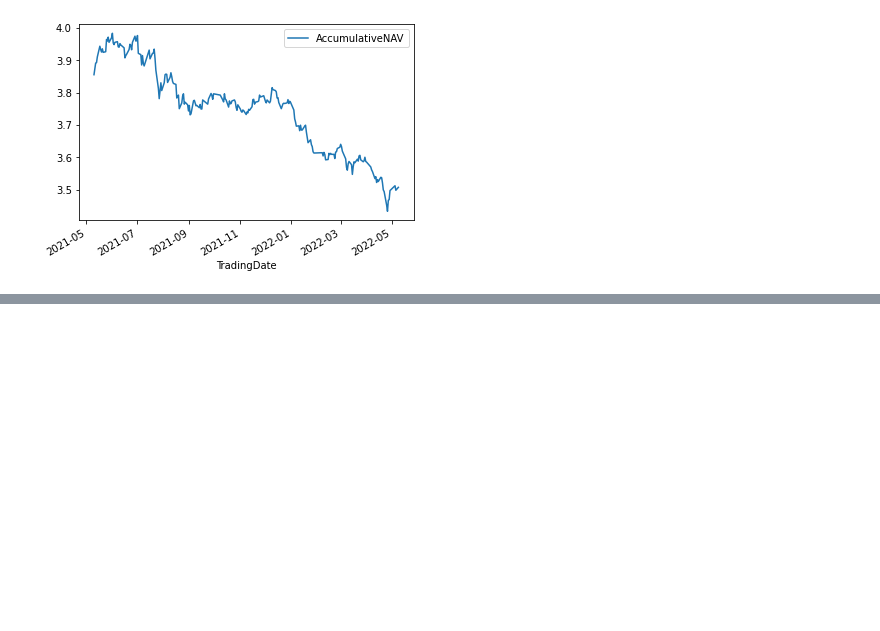
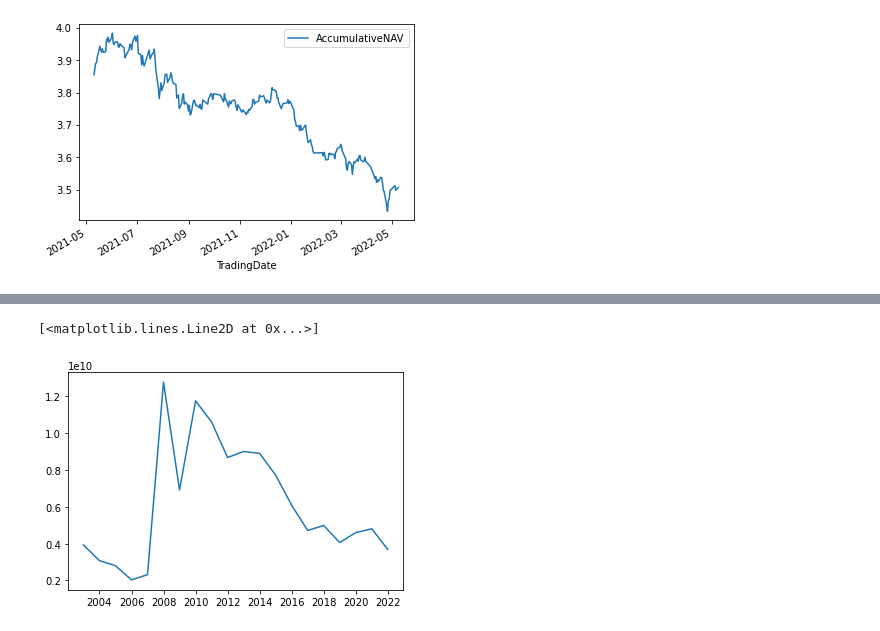
Before and after one commit to anthonyluosen/quant, a Jupyter notebook: fund_analysis/EDA.ipynb, the cells around one changed output, grey strips where cells are left out. Saved outputs shown, nothing was run; the diff lists cells and outputs as text; code cells hidden in the pictures; blank space fills up the shorter version.

```diff
--- a/fund_analysis/EDA.ipynb
+++ b/fund_analysis/EDA.ipynb
@@ -106,0 +141,2 @@ drawing.plot()
+# %%
+nettna = pd.read_excel('D:\database\\fund\\fund_data\\基金财务\\基金财务指标表223334731\\Fund_Fin_Index.xlsx')
@@ -106,0 +152,16 @@ drawing.plot()
+# %%
+data3 = nettna[nettna['MasterFundCode']=='000001']
+# drawing = data3[['TradingDate','AccumulativeNAV']]
+data3 = data3[data3['ReportTypeID']=='6']
+data3 = data3[['Startdate','EndDate','TotalTNA','DATATYPEID']]
+# data3['DeclareDate'] = pd.to_datetime(data3['DeclareDate'])
+# data3.set_index('DeclareDate',inplace=True)
+# data3.sort_index(inplace=True)
+# %%
+# data3['EndDate'] = pd.to_datetime(data3['EndDate'])
+# data3.set_index('EndDate',inplace=True)
+# data3.sort_index(inplace=True)
+plt.plot(data3.index,data3['TotalTNA'].astype('float'))
+# %% [output]
+[<matplotlib.lines.Line2D at 0x...>]
+[figure, added]
```
Also changed, not shown: parts of 25 cells of this notebook.
